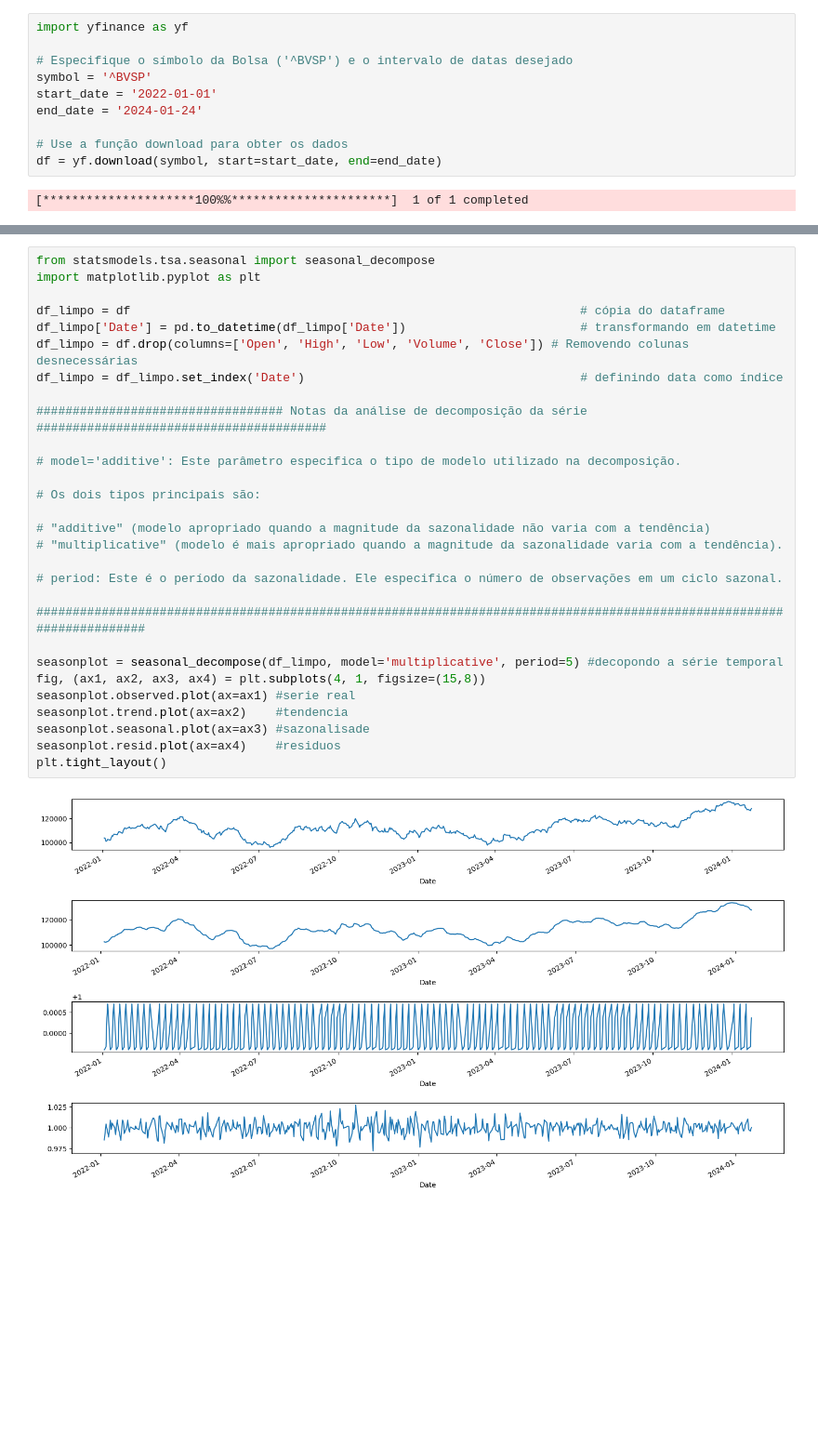
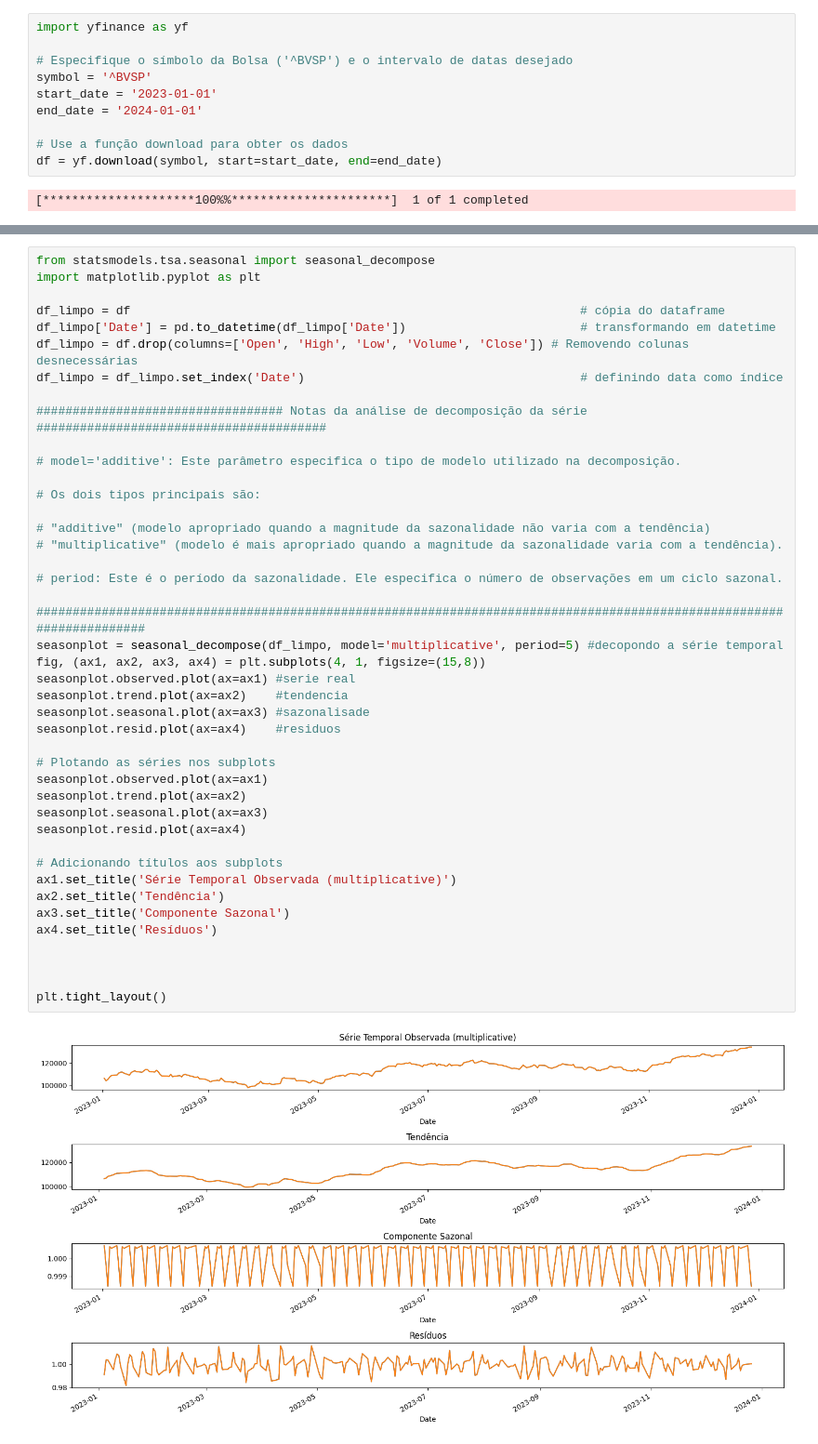
Before and after one commit to icarocarmona/Tech-Challenges-DTAT-Grupo-26, a Jupyter notebook: Machine_Learning_and_Time_Series/Tech_BVSP_Fase2.ipynb, the cells around one changed output, grey strips where cells are left out. Shown: that part at 93% size. Drawn from its saved outputs; the diff is of its cells as text; blank space fills up the shorter version.

```diff
--- a/Machine_Learning_and_Time_Series/Tech_BVSP_Fase2.ipynb
+++ b/Machine_Learning_and_Time_Series/Tech_BVSP_Fase2.ipynb
@@ -100,8 +102,8 @@ import yfinance as yf
 
 # Especifique o símbolo da Bolsa ('^BVSP') e o intervalo de datas desejado
 symbol = '^BVSP'
-start_date = '2022-01-01'
-end_date = '2024-01-24'
+start_date = '2023-01-01'
+end_date = '2024-01-01'
 
 # Use a função download para obter os dados
 df = yf.download(symbol, start=start_date, end=end_date)
@@ -153,31 +127,45 @@ A decomposição pode ajudar a identificar se uma série temporal é **aditiva o
 # %%
 from statsmodels.tsa.seasonal import seasonal_decompose
 import matplotlib.pyplot as plt
 
 df_limpo = df                                                              # cópia do dataframe
 df_limpo['Date'] = pd.to_datetime(df_limpo['Date'])                        # transformando em datetime
 df_limpo = df.drop(columns=['Open', 'High', 'Low', 'Volume', 'Close']) # Removendo colunas desnecessárias
 df_limpo = df_limpo.set_index('Date')                                      # definindo data como índice
 
 ################################## Notas da análise de decomposição da série ########################################
 
 # model='additive': Este parâmetro especifica o tipo de modelo utilizado na decomposição.
 
 # Os dois tipos principais são:
 
 # "additive" (modelo apropriado quando a magnitude da sazonalidade não varia com a tendência)
 # "multiplicative" (modelo é mais apropriado quando a magnitude da sazonalidade varia com a tendência).
 
 # period: Este é o período da sazonalidade. Ele especifica o número de observações em um ciclo sazonal.
 
 ######################################################################################################################
-
 seasonplot = seasonal_decompose(df_limpo, model='multiplicative', period=5) #decopondo a série temporal
 fig, (ax1, ax2, ax3, ax4) = plt.subplots(4, 1, figsize=(15,8))
 seasonplot.observed.plot(ax=ax1) #serie real
 seasonplot.trend.plot(ax=ax2)    #tendencia
 seasonplot.seasonal.plot(ax=ax3) #sazonalisade
 seasonplot.resid.plot(ax=ax4)    #residuos
+
+# Plotando as séries nos subplots
+seasonplot.observed.plot(ax=ax1)
+seasonplot.trend.plot(ax=ax2)
+seasonplot.seasonal.plot(ax=ax3)
+seasonplot.resid.plot(ax=ax4)
+
+# Adicionando títulos aos subplots
+ax1.set_title('Série Temporal Observada (multiplicative)')
+ax2.set_title('Tendência')
+ax3.set_title('Componente Sazonal')
+ax4.set_title('Resíduos')
+
+
+
 plt.tight_layout()
 # %% [output]
-[figure, old version]
+[figure, new version]
```
Also changed, not shown: parts of 119 cells of this notebook.
